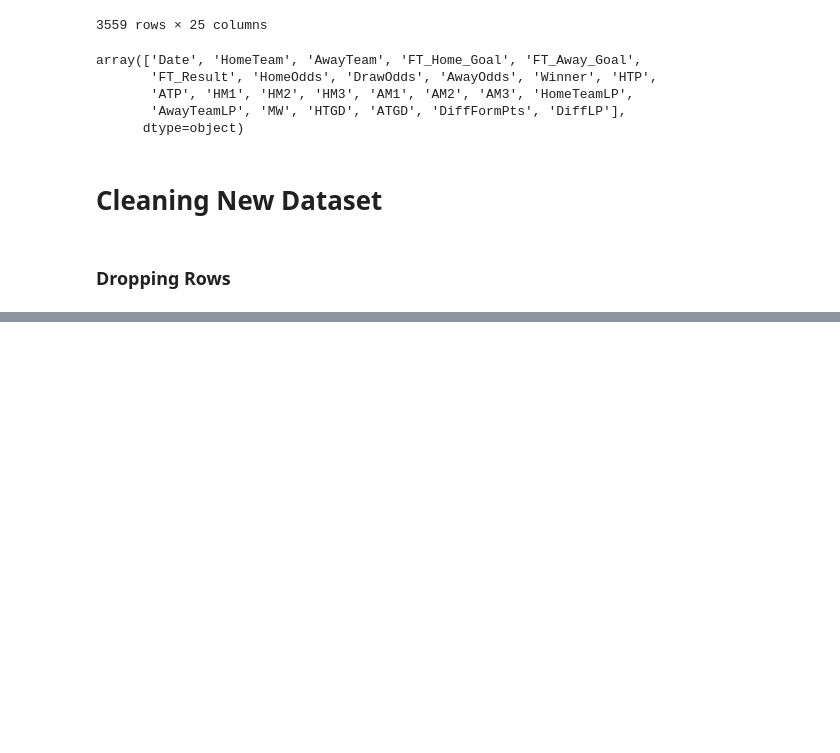
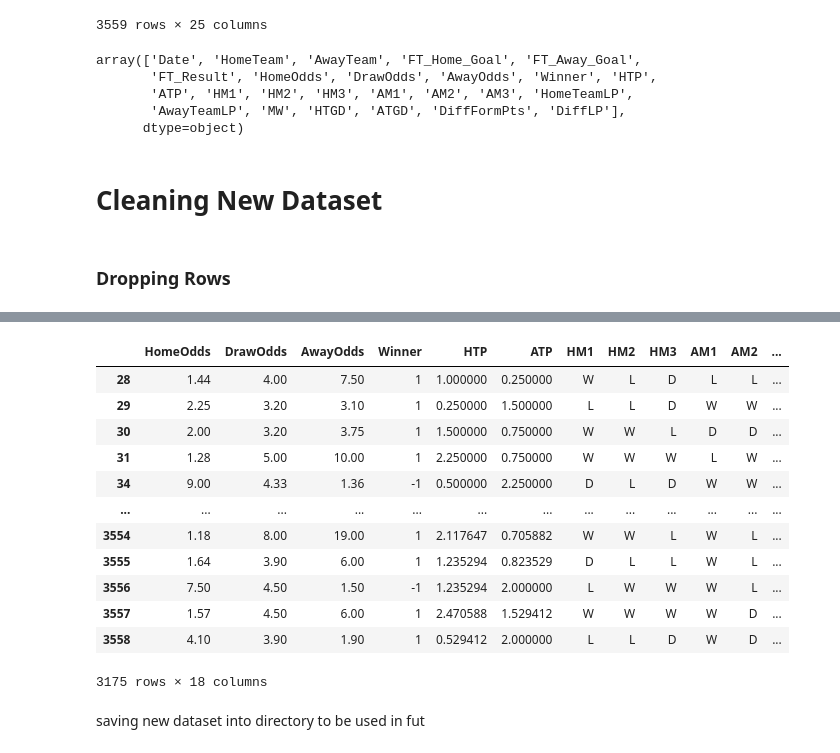
Before and after one commit to barteaga10/Premier-League-Prediction, a Jupyter notebook: Data Gathering & Cleaning .ipynb, the cells around one changed output, grey strips where cells are left out. Cells and saved outputs as stored; diff of their text form; code cells hidden in the pictures; blank space fills up the shorter version.

```diff
--- a/Data Gathering & Cleaning .ipynb
+++ b/Data Gathering & Cleaning .ipynb
@@ -489,0 +496,3 @@ new_df = new_df[new_df['MW'] > 3]
+# %%
+new_df.drop(['Date', 'FT_Home_Goal', 'FT_Away_Goal', 'FT_Result',
+             'HomeTeam', 'AwayTeam', 'MW'],axis=1, inplace=True)
@@ -489,0 +527,18 @@ new_df = new_df[new_df['MW'] > 3]
+# %%
+new_df
+# %% [output]
+|  | HomeOdds | DrawOdds | AwayOdds | Winner | HTP | ATP | HM1 | HM2 | HM3 | AM1 | AM2 | ... |
+| 28 | 1.44 | 4.00 | 7.50 | 1 | 1.000000 | 0.250000 | W | L | D | L | L | ... |
+| 29 | 2.25 | 3.20 | 3.10 | 1 | 0.250000 | 1.500000 | L | L | D | W | W | ... |
+| 30 | 2.00 | 3.20 | 3.75 | 1 | 1.500000 | 0.750000 | W | W | L | D | D | ... |
+| 31 | 1.28 | 5.00 | 10.00 | 1 | 2.250000 | 0.750000 | W | W | W | L | W | ... |
+| 34 | 9.00 | 4.33 | 1.36 | -1 | 0.500000 | 2.250000 | D | L | D | W | W | ... |
+| ... | ... | ... | ... | ... | ... | ... | ... | ... | ... | ... | ... | ... |
+| 3554 | 1.18 | 8.00 | 19.00 | 1 | 2.117647 | 0.705882 | W | W | L | W | L | ... |
+| 3555 | 1.64 | 3.90 | 6.00 | 1 | 1.235294 | 0.823529 | D | L | L | W | L | ... |
+| 3556 | 7.50 | 4.50 | 1.50 | -1 | 1.235294 | 2.000000 | L | W | W | W | L | ... |
+| 3557 | 1.57 | 4.50 | 6.00 | 1 | 2.470588 | 1.529412 | W | W | W | W | D | ... |
+| 3558 | 4.10 | 3.90 | 1.90 | 1 | 0.529412 | 2.000000 | L | L | D | W | D | ... |
+3175 rows × 18 columns
+# %% [markdown]
+saving new dataset into directory to be used in fut
```
Also changed, not shown: parts of 6 cells of this notebook.
